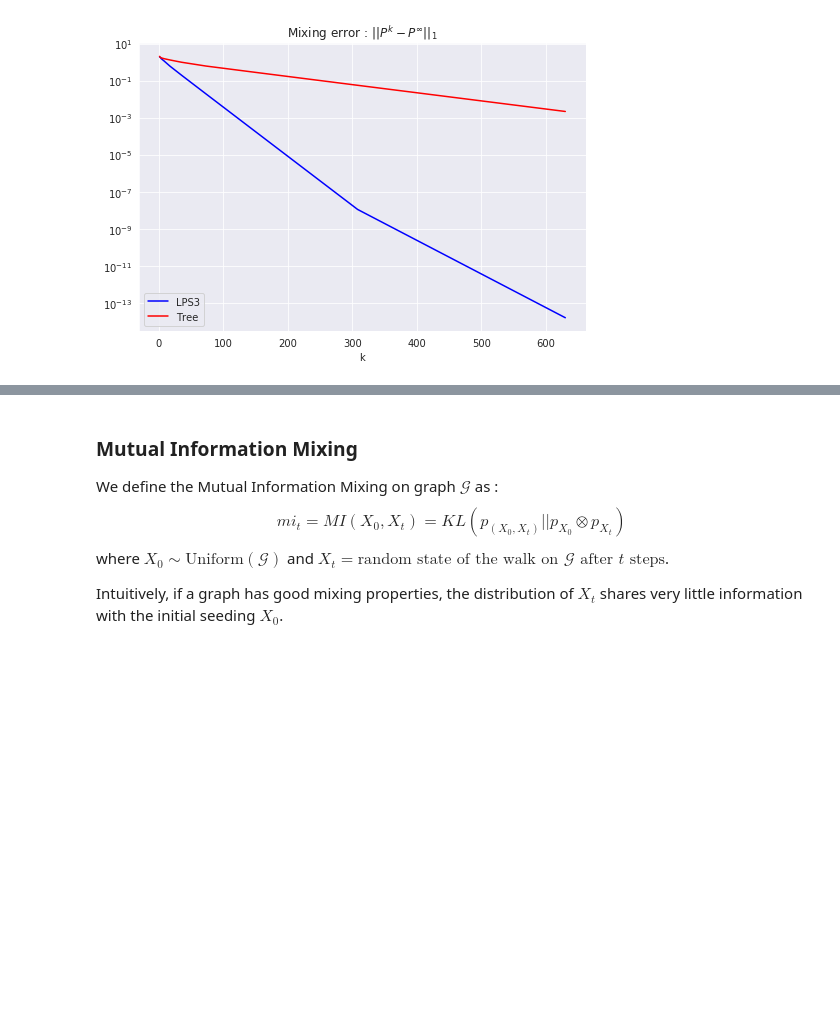
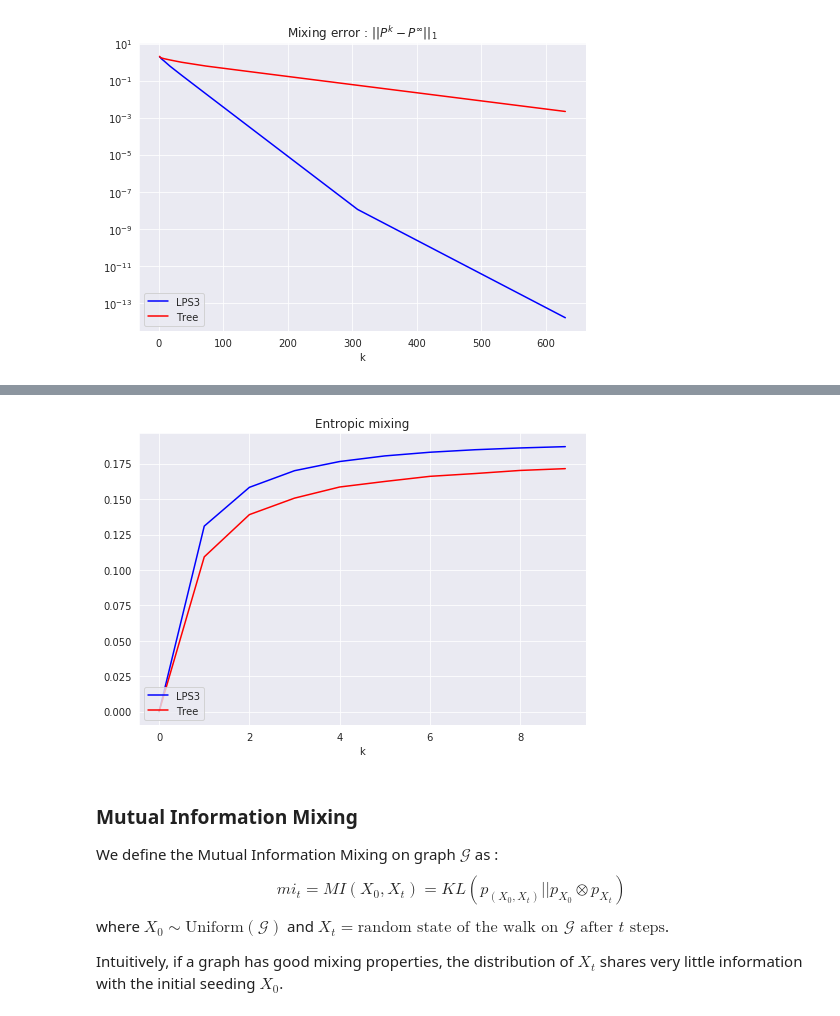
Before and after one commit to sauxpa/expander_graphs, a Jupyter notebook: lps3.ipynb, the cells around one changed output, grey strips where cells are left out. Cells and saved outputs as stored; diff of their text form; code cells hidden in the pictures; blank space fills up the shorter version.

```diff
--- a/lps3.ipynb
+++ b/lps3.ipynb
@@ -160,3 +164,21 @@ with sns.axes_style("darkgrid"):
+# %%
+walk_length = 10
+n_samples = int(1e3)
+entropy_diff = builder.entropy_mixing(n_samples, walk_length)
+
+entropy_diff_tree = entropy_mixing(P_tree, n_samples, walk_length)
+
+with sns.axes_style("darkgrid"):
+    fig, ax = plt.subplots(figsize=(7, 5), nrows=1, ncols=1)
+    ax.plot(entropy_diff, label='LPS3', color='b')
+    ax.plot(entropy_diff_tree, label='Tree', color='r')
+    ax.set_xlabel('k')
+    ax.set_title('Entropic mixing')
+    ax.legend(loc='lower left')
+    plt.tight_layout()
+    plt.show()
+# %% [output]
+[figure, added]
 # %% [markdown]
 ### Mutual Information Mixing
 
```
Also changed, not shown: parts of 7 cells of this notebook, 5 other files.
